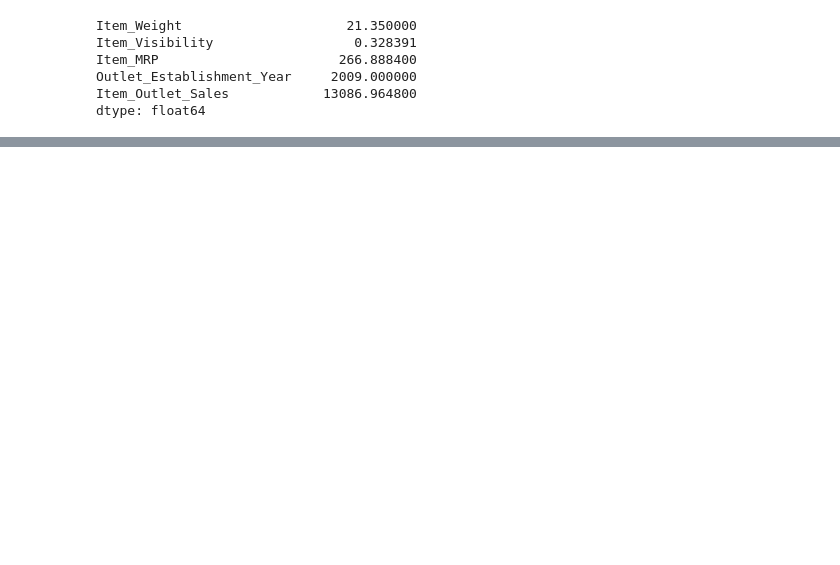
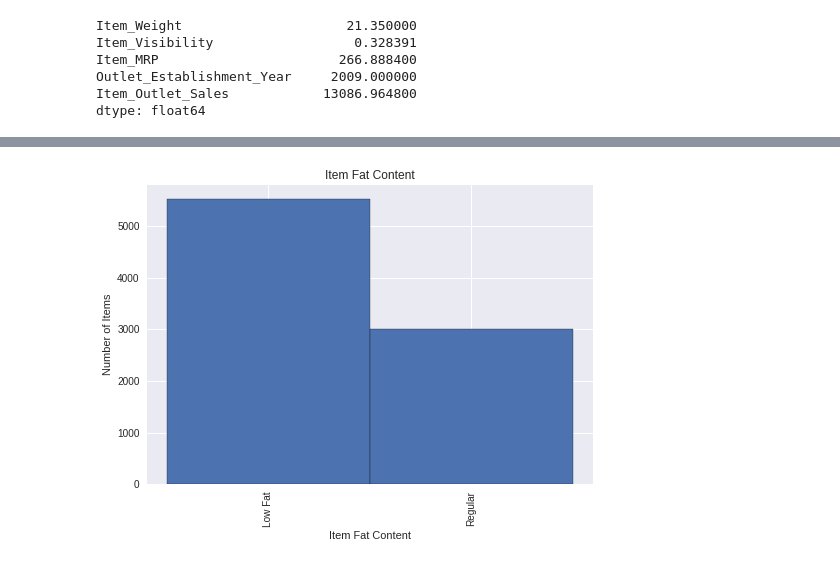
Before and after one commit to rlorey/food_sales_predictions, a Jupyter notebook: Project1.ipynb, the cells around one changed output, grey strips where cells are left out. Cells and saved outputs as stored; diff of their text form; code cells hidden in the pictures; blank space fills up the shorter version.

```diff
--- a/Project1.ipynb
+++ b/Project1.ipynb
@@ -304,0 +322,11 @@ df[["Item_Weight", "Item_Visibility", 'Item_MRP', 'Outlet_Establishment_Year', '
+# %%
+plt.style.use('seaborn')
+
+plt.title('Item Fat Content')
+plt.xlabel('Item Fat Content')
+plt.xticks(rotation=90)
+plt.ylabel('Number of Items')
+
+df['Item_Fat_Content'].hist(bins = range(3), edgecolor = 'black', align = 'left');
+# %% [output]
+[figure, added]
```
Also changed, not shown: parts of 21 cells of this notebook.
